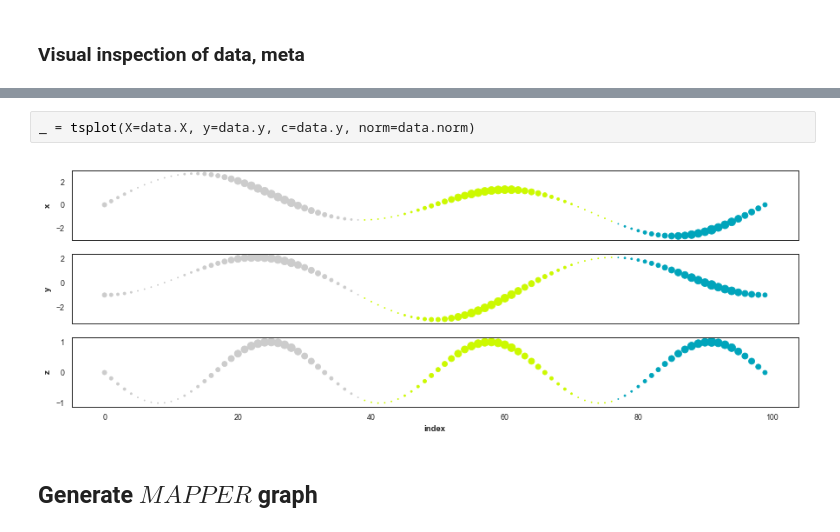
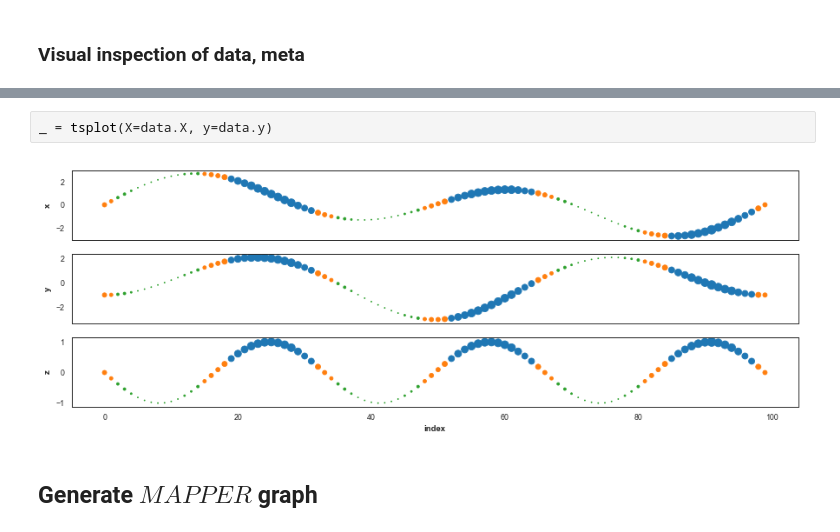
Before and after one commit to braindynamicslab/dyneusr-notebooks, a Jupyter notebook: 01_trefoil_knot/01_trefoil_knot.ipynb, the cells around one changed output, grey strips where cells are left out. Drawn from its saved outputs; the diff is of its cells as text.

```diff
--- a/01_trefoil_knot/01_trefoil_knot.ipynb
+++ b/01_trefoil_knot/01_trefoil_knot.ipynb
@@ -50,7 +49,7 @@ _ = scatter3d(X=data.X, y=data.y, c=data.y, norm=data.norm, view=(0, -90))
 # %%
-_ = tsplot(X=data.X, y=data.y, c=data.y, norm=data.norm)
+_ = tsplot(X=data.X, y=data.y)
 # %% [output]
-[figure, old version]
+[figure, new version]
 # %% [markdown]
 
 ## Generate $MAPPER$ graph
```
Also changed, not shown: parts of 12 cells of this notebook, 1 other file.
